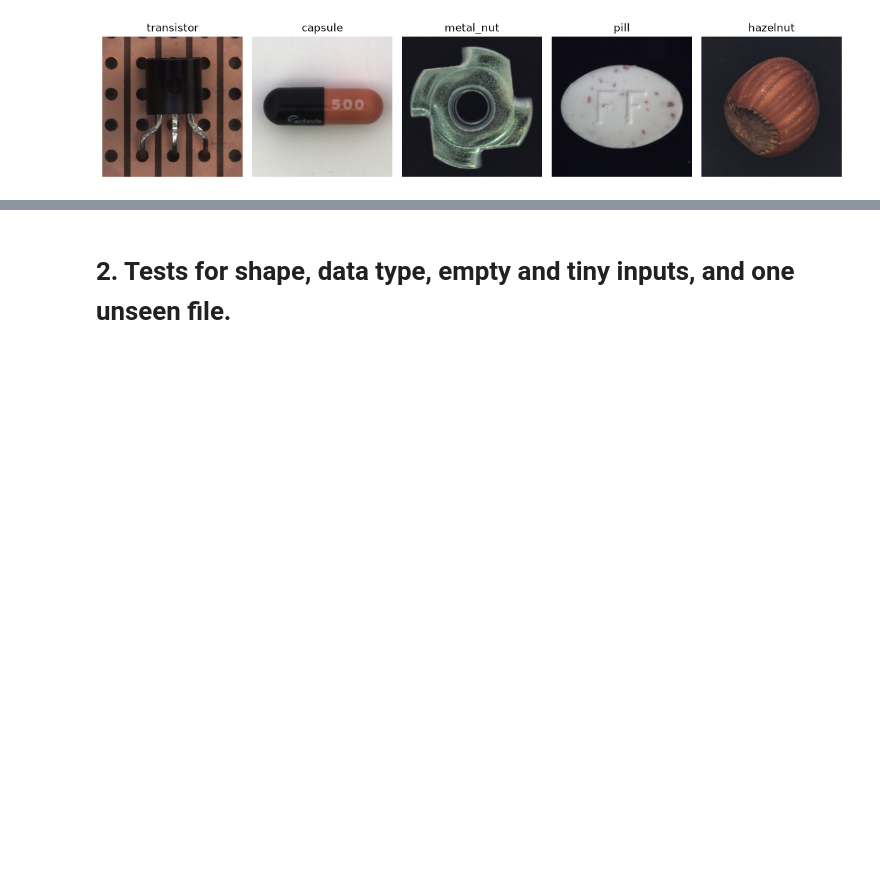
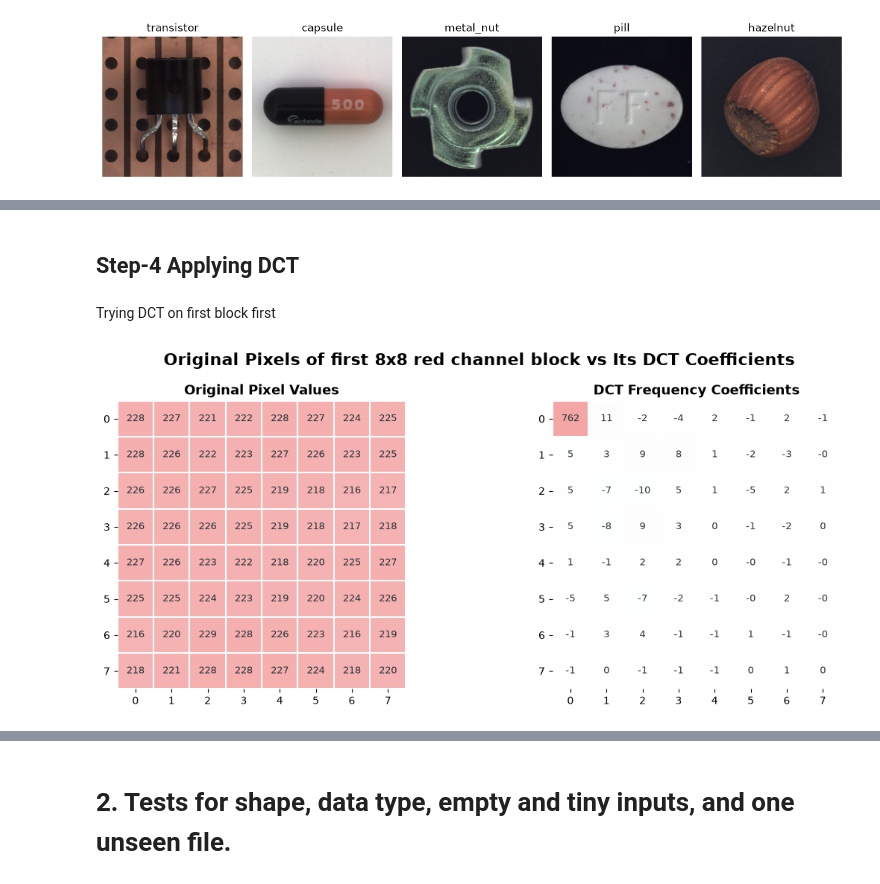
Before and after one commit to filza-a/IDIG4120-group-project, a Jupyter notebook: P2-More-Akhlaq.ipynb, the cells around one changed output, grey strips where cells are left out. Cells and saved outputs as stored; diff of their text form; code cells hidden in the pictures; blank space fills up the shorter version.

```diff
--- a/P2-More-Akhlaq.ipynb
+++ b/P2-More-Akhlaq.ipynb
@@ -140,0 +261,69 @@ hazelnut
+# %% [markdown]
+## Step-4 Applying DCT
+# %% [markdown]
+Trying DCT on first block first
+# %%
+
+from scipy.fft import dctn
+from matplotlib.colors import LinearSegmentedColormap, TwoSlopeNorm
+
+# Select the first 8x8 block from the red channel
+block = rgb_blocks["Red"][0]
+
+# Apply DCT
+shifted_block = block.astype(np.float64) - 128
+dct_block = dctn(shifted_block, norm="ortho")
+
+# Create soft pastel colour maps
+pixel_cmap = LinearSegmentedColormap.from_list(
+    "PastelRed", ["#FFFFFF", "#F4A6A6"]
+)
+
+dct_cmap = LinearSegmentedColormap.from_list(
+    "PastelDCT", ["#A8C8F0", "#FFFFFF", "#F4A6A6"]
+)
+
+# Create visualisation
+fig, axes = plt.subplots(1, 2, figsize=(12, 5))
+
+axes[0].imshow(block, cmap=pixel_cmap, vmin=0, vmax=255)
+axes[0].set_title("Original Pixel Values", fontsize=13, fontweight="bold")
+
+max_abs = np.max(np.abs(dct_block))
+axes[1].imshow(
+    dct_block,
+    cmap=dct_cmap,
+    norm=TwoSlopeNorm(vcenter=0, vmin=-max_abs, vmax=max_abs)
+)
+axes[1].set_title("DCT Frequency Coefficients", fontsize=13, fontweight="bold")
+
+# Add values and grid lines
+for ax, data in zip(axes, [block, dct_block]):
+    for row in range(8):
+        for col in range(8):
+            ax.text(
+                col, row, f"{data[row, col]:.0f}",
+                ha="center", va="center",
+                fontsize=9, color="#263238"
+            )
+
+    ax.set_xticks(range(8))
+    ax.set_yticks(range(8))
+
+    ax.set_xticks(np.arange(-0.5, 8, 1), minor=True)
+    ax.set_yticks(np.arange(-0.5, 8, 1), minor=True)
+    ax.grid(which="minor", color="white", linewidth=1.5)
+    ax.tick_params(which="minor", bottom=False, left=False)
+
+    for spine in ax.spines.values():
+        spine.set_visible(False)
+
+fig.suptitle(
+    "Original Pixels of first 8x8 red channel block vs Its DCT Coefficients",
+    fontsize=16, fontweight="bold"
+)
+
+plt.tight_layout()
+plt.show()
+# %% [output]
+[figure, added]
```
Also changed, not shown: parts of 33 cells of this notebook, 1 other file.
